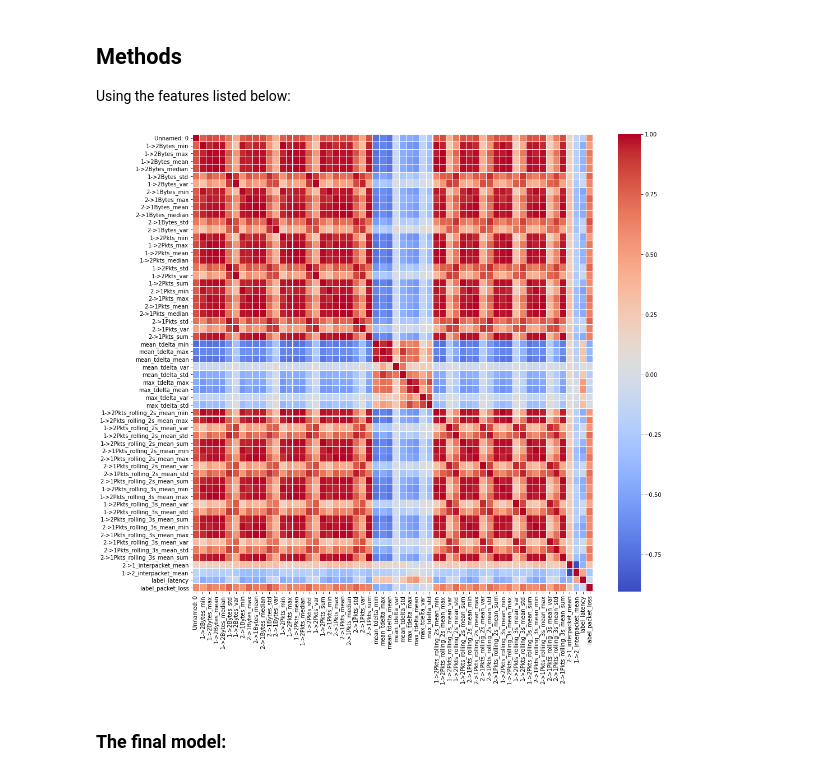
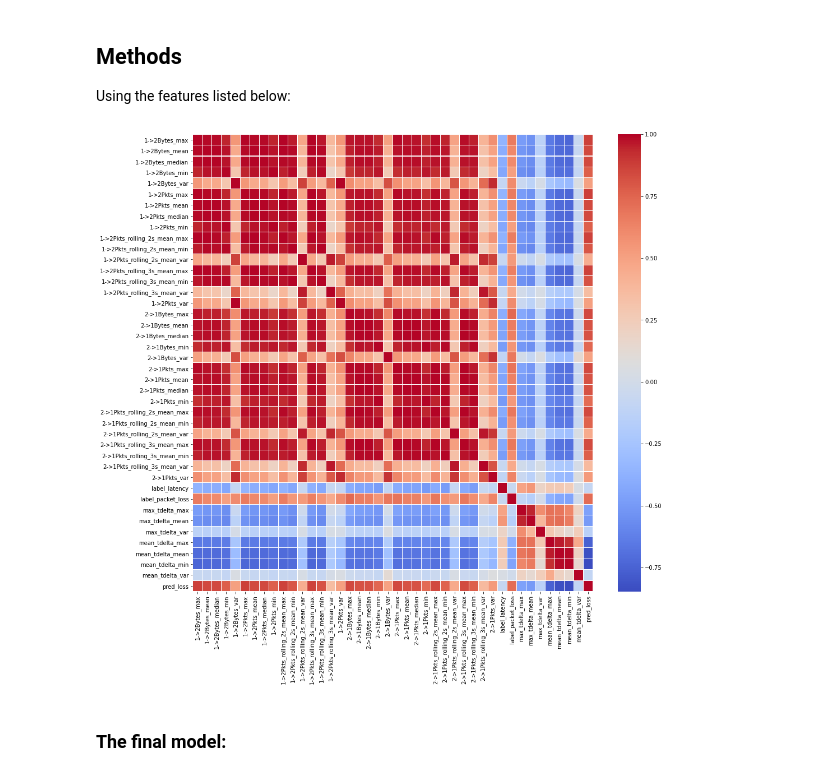
Before and after one commit to Ben243/DSC180A_Q1, a Jupyter notebook: notebooks/report.ipynb, the cells around one changed output. Cells and saved outputs as stored; diff of their text form; code cells hidden in the pictures.

```diff
--- a/notebooks/report.ipynb
+++ b/notebooks/report.ipynb
@@ -96,10 +96,10 @@ loss_test_y = np.log(test['label_packet_loss']) #log loss
 # %%
 plt.figure(figsize=(16,15))
 
 # sns.heatmap(features_label.loc[features_label["label_latency"] <= 500].corr(), cmap="coolwarm",linewidths=.05);
-sns.heatmap(data.corr(), cmap="coolwarm",linewidths=.05);
+sns.heatmap(data[sorted(set(loss_features+latency_features)-set('pred_loss'))].corr(), cmap="coolwarm",linewidths=.05);
 # %% [output]
-[figure, old version]
+[figure, new version]
 # %% [markdown]
 ### The final model:
 # %% [markdown]
```
Also changed, not shown: parts of 10 cells of this notebook, 4 other files.
